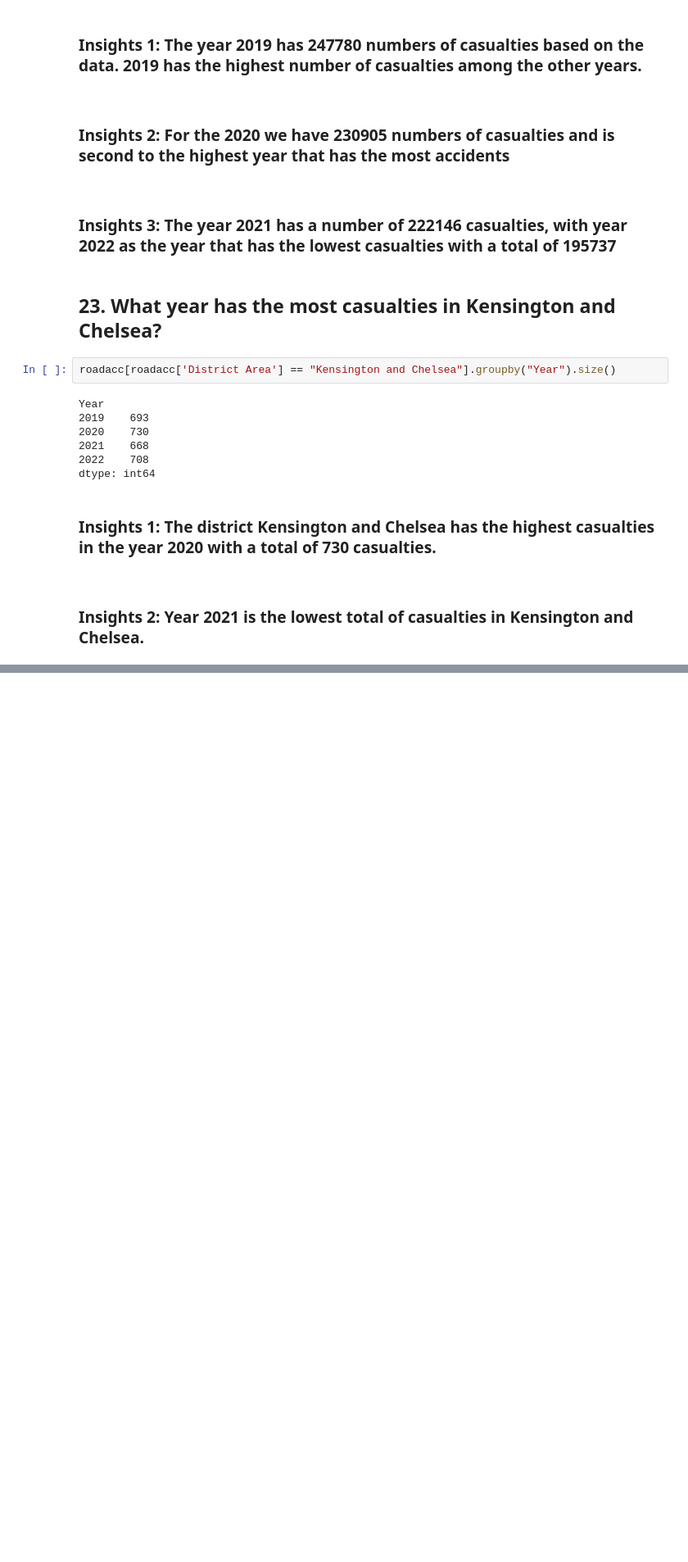
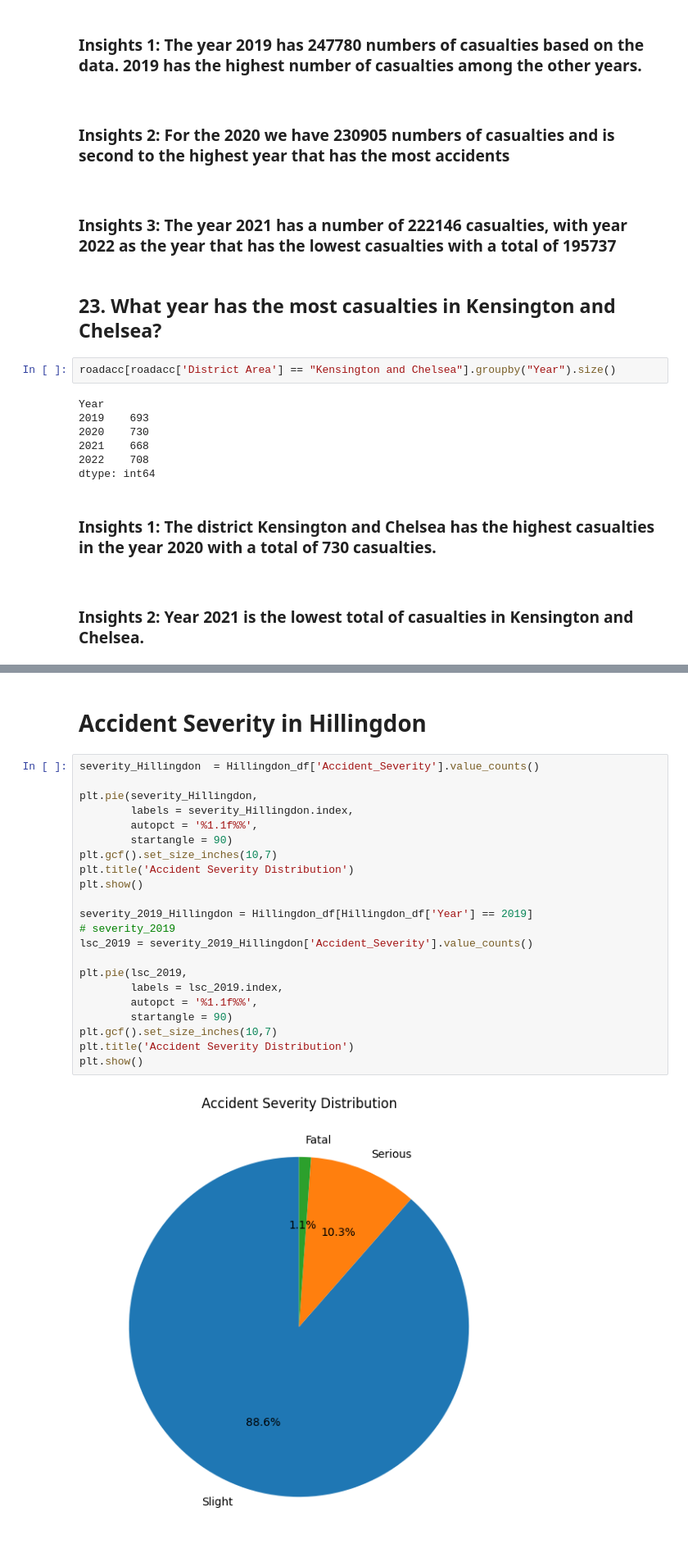
Before and after one commit to GelaLela/ELEC303_DATA_ANALYTICS_ACT2_REMOJOANGELA, a Jupyter notebook: Activity2.ipynb, the cells around one changed output, grey strips where cells are left out. Shown: that part at 82% size. Drawn from its saved outputs; the diff is of its cells as text; blank space fills up the shorter version.

```diff
--- a/Activity2.ipynb
+++ b/Activity2.ipynb
@@ -492,0 +666,26 @@ dtype: int64
+# %% [markdown]
+<h1>Accident Severity in Hillingdon</h1>
+# %%
+severity_Hillingdon  = Hillingdon_df['Accident_Severity'].value_counts()
+
+plt.pie(severity_Hillingdon,
+        labels = severity_Hillingdon.index,
+        autopct = '%1.1f%%',
+        startangle = 90)
+plt.gcf().set_size_inches(10,7)
+plt.title('Accident Severity Distribution')
+plt.show()
+
+severity_2019_Hillingdon = Hillingdon_df[Hillingdon_df['Year'] == 2019]
+# severity_2019
+lsc_2019 = severity_2019_Hillingdon['Accident_Severity'].value_counts()
+
+plt.pie(lsc_2019,
+        labels = lsc_2019.index,
+        autopct = '%1.1f%%',
+        startangle = 90)
+plt.gcf().set_size_inches(10,7)
+plt.title('Accident Severity Distribution')
+plt.show()
+# %% [output]
+[figure, added]
```
Also changed, not shown: parts of 21 cells of this notebook.
